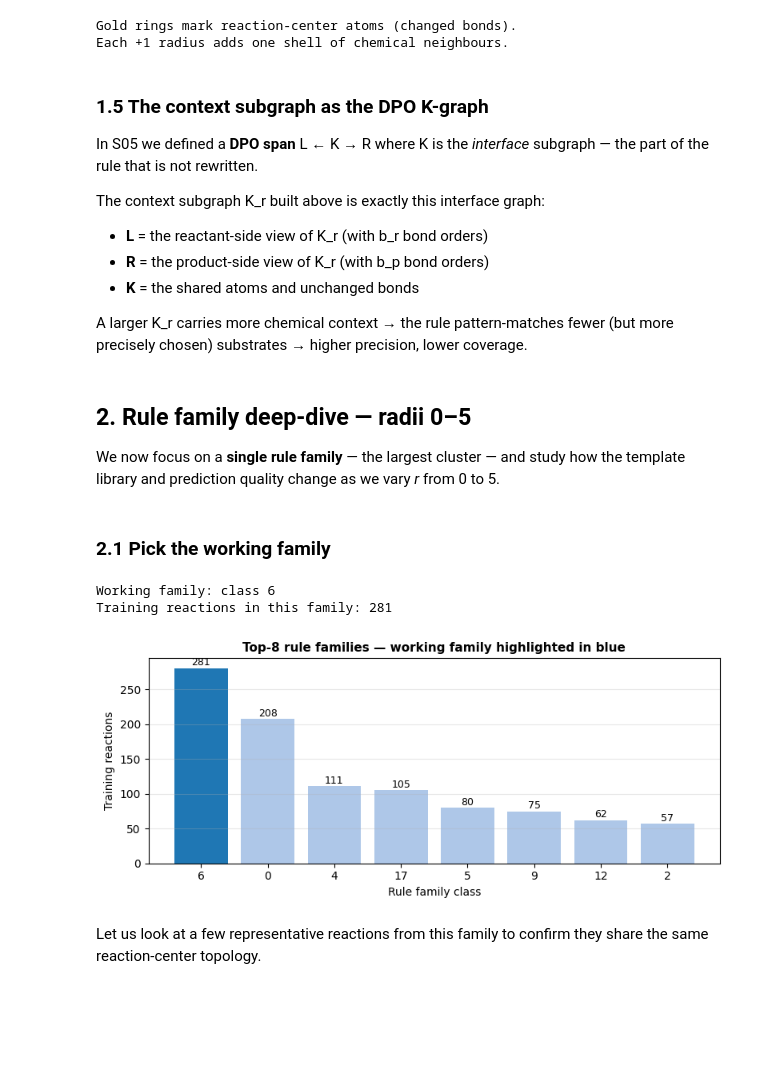
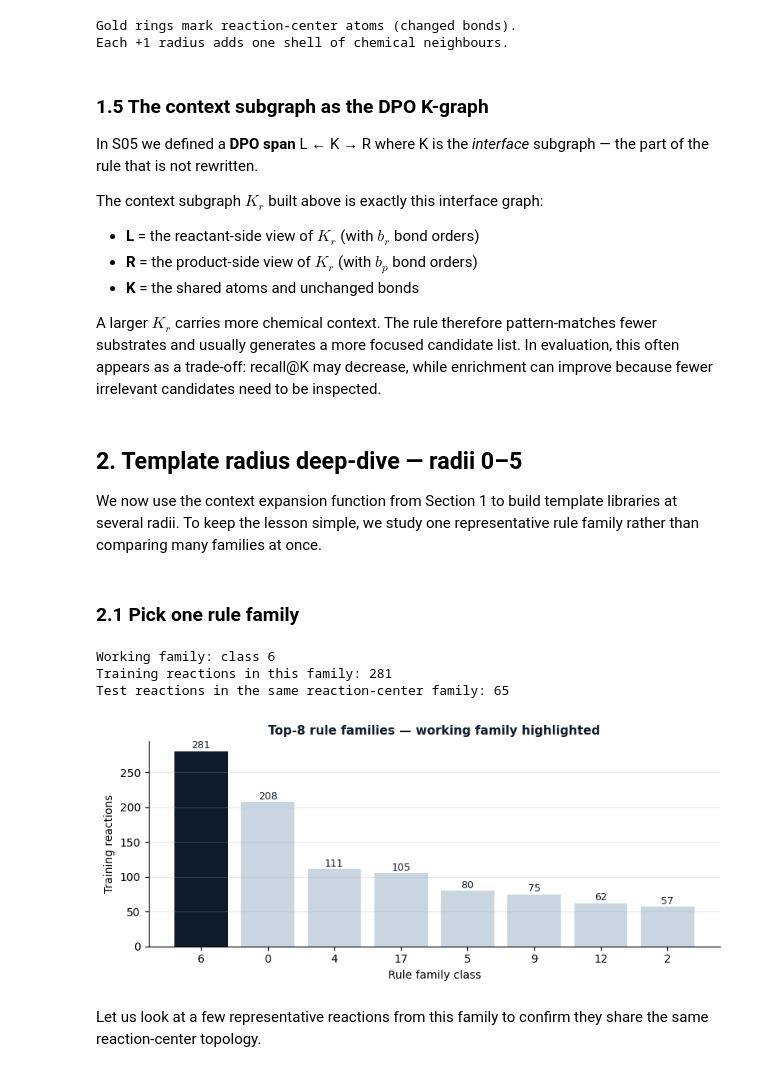
Before and after one commit to TieuLongPhan/SynEdu, a Jupyter notebook: synedu/S09/notebook.ipynb, the cells around one changed output. Drawn from its saved outputs; the diff is of its cells as text; code cells hidden in the pictures; blank space fills up the shorter version.

```diff
--- a/synedu/S09/notebook.ipynb
+++ b/synedu/S09/notebook.ipynb
@@ -174,7 +139,12 @@ for v in test:
     _rsmi = _std.fit(v["smart"], remove_aam=True)
     v["r"], v["p"] = _rsmi.split(">>")
     v["rsmi"] = _rsmi
+    v["ITS"] = rsmi_to_its(v["smart"], core=False)
+    v["RC"] = rsmi_to_its(v["smart"], core=True)
+    v["wl"] = _wl.weisfeiler_lehman_graph_hash(v["RC"])
 
-print(f"Test set standardised: {len(test)} entries")
-print("Example — reactant :", test[0]["r"][:60], "…")
+print(
+    f"Test set standardised and assigned to reaction-center families: {len(test)} entries"
+)
+print("Example — reactant :", test[0]["r"][:60], "...")
 # %% [output]
@@ -309,61 +286,74 @@ Each +1 radius adds one shell of chemical neighbours.
 In S05 we defined a **DPO span** L ← K → R where K is the *interface*
 subgraph — the part of the rule that is not rewritten.
 
-The context subgraph K_r built above is exactly this interface graph:
+The context subgraph $K_r$ built above is exactly this interface graph:
 
-- **L** = the reactant-side view of K_r (with b_r bond orders)
-- **R** = the product-side view of K_r (with b_p bond orders)
+- **L** = the reactant-side view of $K_r$ (with $b_r$ bond orders)
+- **R** = the product-side view of $K_r$ (with $b_p$ bond orders)
 - **K** = the shared atoms and unchanged bonds
 
-A larger K_r carries more chemical context → the rule pattern-matches fewer
-(but more precisely chosen) substrates → higher precision, lower coverage.
+A larger $K_r$ carries more chemical context. The rule therefore pattern-matches fewer
+substrates and usually generates a more focused candidate list. In evaluation, this often
+appears as a trade-off: recall@K may decrease, while enrichment can improve because fewer
+irrelevant candidates need to be inspected.
 # %% [markdown]
-## 2. Rule family deep-dive — radii 0–5
+## 2. Template radius deep-dive — radii 0–5
 
-We now focus on a **single rule family** — the largest cluster — and study
-how the template library and prediction quality change as we vary *r* from 0 to 5.
+We now use the context expansion function from Section 1 to build template libraries at
+several radii. To keep the lesson simple, we study one representative rule family rather
+than comparing many families at once.
 # %% [markdown]
-### 2.1 Pick the working family
+### 2.1 Pick one rule family
 # %%
 TOP_CLASS = int(_df_cls["class"].value_counts().idxmax())
 family_train = [v for v in cluster if v["class"] == TOP_CLASS]
+_family_wl = family_train[0]["wl"]
+family_test = [v for v in test if v["wl"] == _family_wl]
+
+if not family_test:
+    raise ValueError("No test reactions share the selected reaction-center family.")
 
 print(f"Working family: class {TOP_CLASS}")
 print(f"Training reactions in this family: {len(family_train)}")
+print(f"Test reactions in the same reaction-center family: {len(family_test)}")
 
-# Show the 5 most common rule families as a bar chart
+# Show the 8 most common rule families as a bar chart.
 import matplotlib.pyplot as plt
 
 _vc = _df_cls["class"].value_counts().head(8)
 fig, ax = plt.subplots(figsize=(8, 3.5), facecolor="white")
 bars = ax.bar(
     _vc.index.astype(str),
     _vc.values,
-    color=["#1f77b4" if c == TOP_CLASS else "#aec7e8" for c in _vc.index],
+    color=["#0E1B2A" if c == TOP_CLASS else "#C9D6E2" for c in _vc.index],
 )
 ax.set_xlabel("Rule family class", fontsize=10)
 ax.set_ylabel("Training reactions", fontsize=10)
 ax.set_title(
-    "Top-8 rule families — working family highlighted in blue",
+    "Top-8 rule families — working family highlighted",
     fontsize=11,
     fontweight="bold",
+    color="#0E1B2A",
 )
 for bar, val in zip(bars, _vc.values):
     ax.text(
         bar.get_x() + bar.get_width() / 2,
         val + 0.5,
         str(val),
         ha="center",
         va="bottom",
         fontsize=9,
+        color="#0E1B2A",
     )
-ax.grid(axis="y", alpha=0.3)
+ax.grid(axis="y", alpha=0.25)
+ax.spines[["top", "right"]].set_visible(False)
 plt.tight_layout()
 plt.show()
 # %% [output]
 Working family: class 6
 Training reactions in this family: 281
+Test reactions in the same reaction-center family: 65
-[figure, old version]
+[figure, new version]
 # %% [markdown]
 Let us look at a few representative reactions from this family to confirm
 they share the same reaction-center topology.
```
Also changed, not shown: parts of 35 cells of this notebook, 25 other files.
